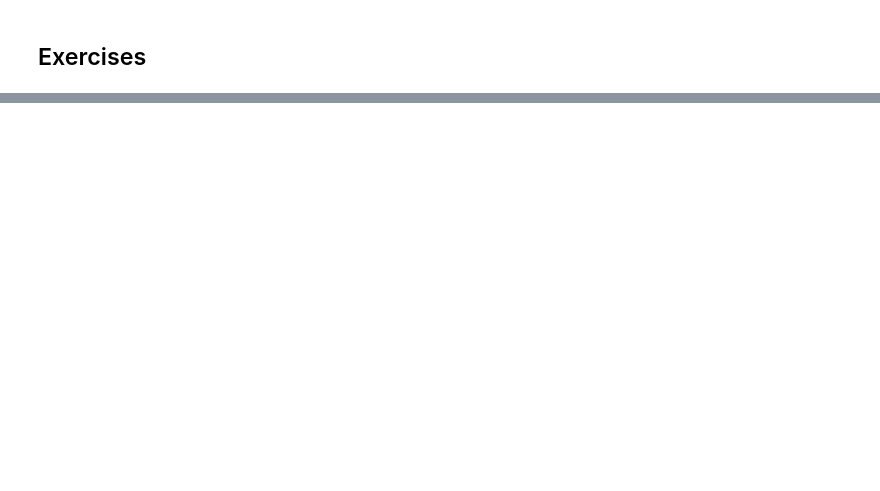
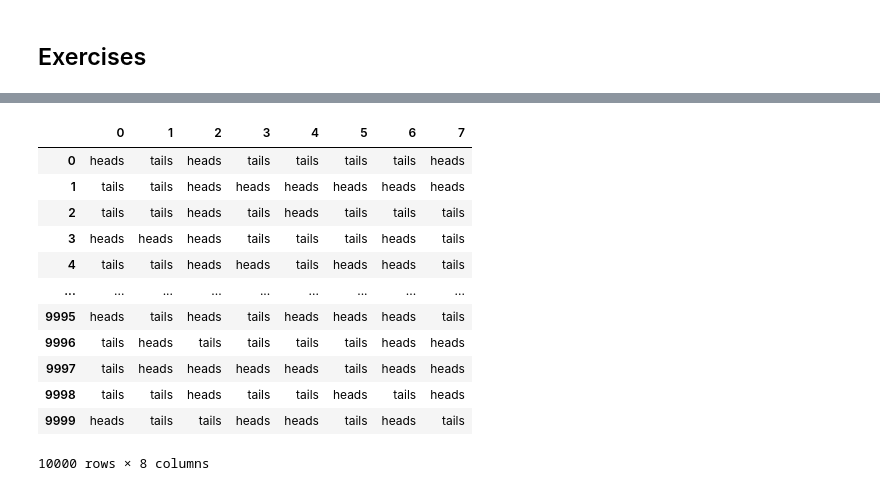
Before and after one commit to caroline-miller0921/statistics-exercises, a Jupyter notebook: simulation.ipynb, the cells around one changed output, grey strips where cells are left out. Cells and saved outputs as stored; diff of their text form; code cells hidden in the pictures; blank space fills up the shorter version.

```diff
--- a/simulation.ipynb
+++ b/simulation.ipynb
@@ -220,0 +304,16 @@ rolls = np.random.choice([1, 2, 3, 4, 5, 6], nrows * ncols).reshape(nrows, ncols
+# %%
+flips_df
+# %% [output]
+|  | 0 | 1 | 2 | 3 | 4 | 5 | 6 | 7 |
+| 0 | heads | tails | heads | tails | tails | tails | tails | heads |
+| 1 | tails | tails | heads | heads | heads | heads | heads | heads |
+| 2 | tails | tails | heads | tails | heads | tails | tails | tails |
+| 3 | heads | heads | heads | tails | tails | tails | heads | tails |
+| 4 | tails | tails | heads | heads | tails | heads | heads | tails |
+| ... | ... | ... | ... | ... | ... | ... | ... | ... |
+| 9995 | heads | tails | heads | tails | heads | heads | heads | tails |
+| 9996 | tails | heads | tails | tails | tails | tails | heads | heads |
+| 9997 | tails | heads | heads | heads | heads | tails | heads | heads |
+| 9998 | tails | tails | heads | tails | tails | heads | tails | heads |
+| 9999 | heads | tails | tails | heads | heads | tails | heads | tails |
+10000 rows × 8 columns
```
Also changed, not shown: parts of 58 cells of this notebook.
